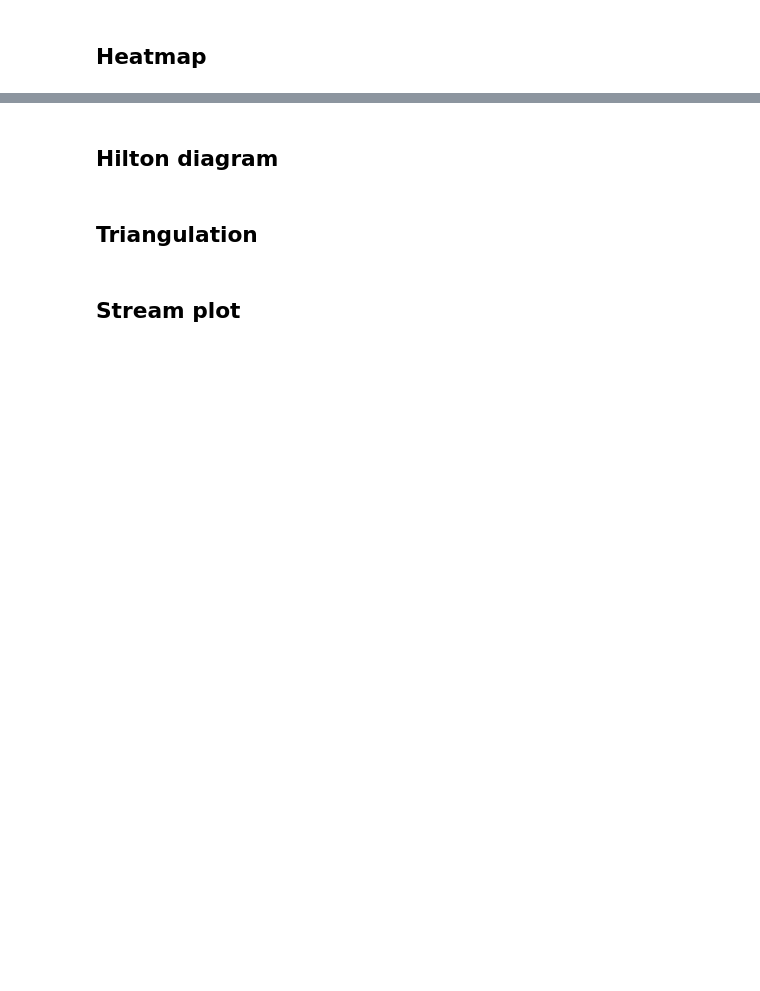
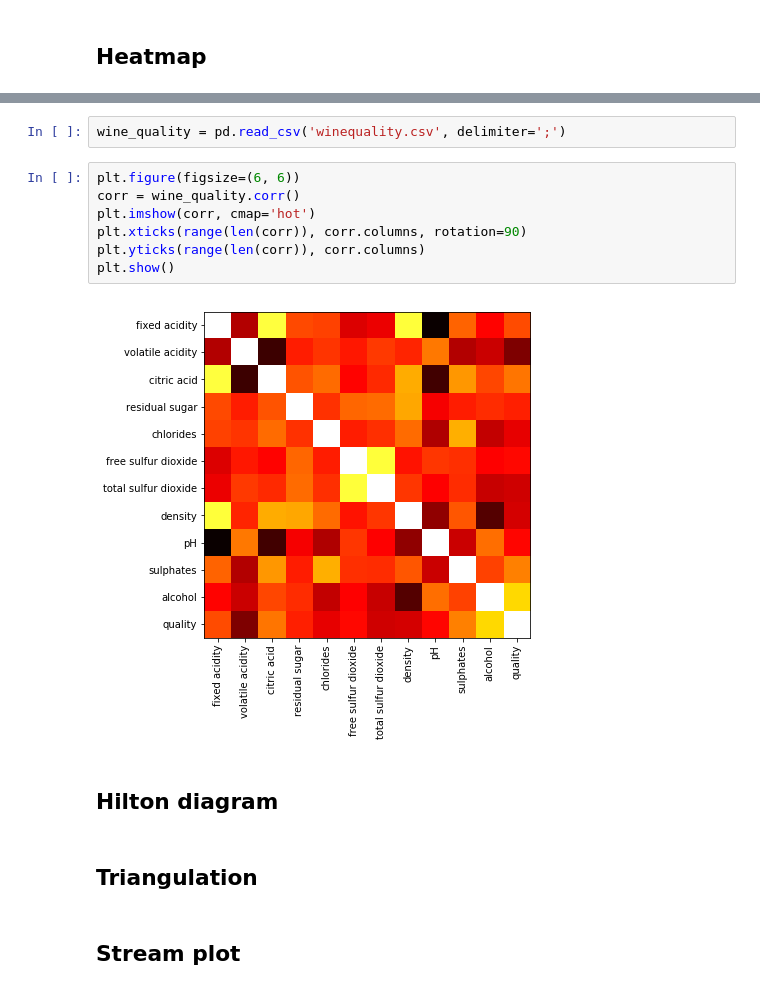
Before and after one commit to allaccountstaken/matplotlib, a Jupyter notebook: basic_plots.ipynb, the cells around one changed output, grey strips where cells are left out. Cells and saved outputs as stored; diff of their text form; blank space fills up the shorter version.

```diff
--- a/basic_plots.ipynb
+++ b/basic_plots.ipynb
@@ -282,3 +291,14 @@ p
+# %%
+wine_quality = pd.read_csv('winequality.csv', delimiter=';')
+# %%
+plt.figure(figsize=(6, 6))
+corr = wine_quality.corr()
+plt.imshow(corr, cmap='hot')
+plt.xticks(range(len(corr)), corr.columns, rotation=90)
+plt.yticks(range(len(corr)), corr.columns)
+plt.show()
+# %% [output]
+[figure, added]
 # %% [markdown]
 ## Hilton diagram
 # %% [markdown]
```
Also changed, not shown: parts of 3 cells of this notebook.
